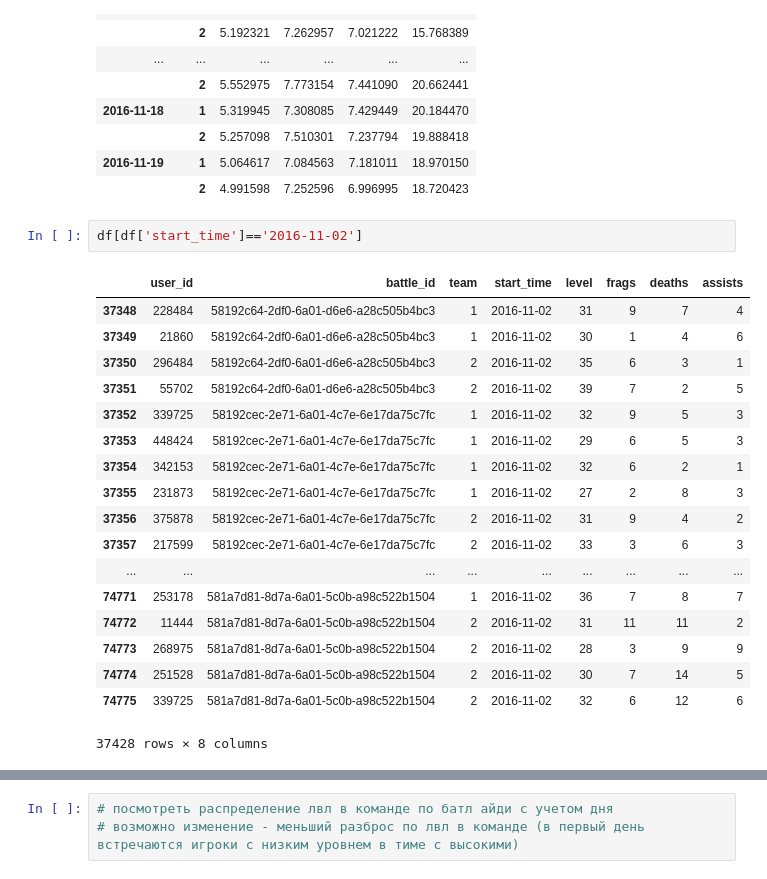
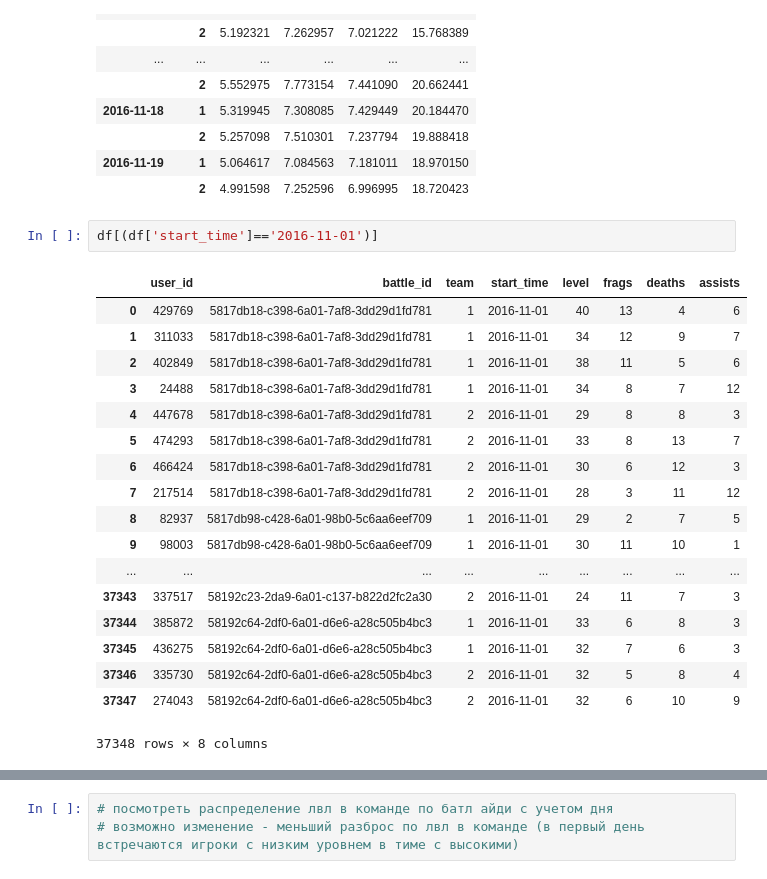
Before and after one commit to urbanisaziya/test_prod, a Jupyter notebook: Test prod an.ipynb, the cells around one changed output, grey strips where cells are left out. Cells and saved outputs as stored; diff of their text form.

```diff
--- a/Test prod an.ipynb
+++ b/Test prod an.ipynb
@@ -111,23 +111,23 @@ df.pivot_table(['deaths', 'frags', 'assists', 'level'], ['start_time', 'team'],
 | 2016-11-19 | 1 | 5.064617 | 7.084563 | 7.181011 | 18.970150 |
 |  | 2 | 4.991598 | 7.252596 | 6.996995 | 18.720423 |
 # %%
-df[df['start_time']=='2016-11-02']
+df[(df['start_time']=='2016-11-01')]
 # %% [output]
 |  | user_id | battle_id | team | start_time | level | frags | deaths | assists |
-| 37348 | 228484 | 58192c64-2df0-6a01-d6e6-a28c505b4bc3 | 1 | 2016-11-02 | 31 | 9 | 7 | 4 |
-| 37349 | 21860 | 58192c64-2df0-6a01-d6e6-a28c505b4bc3 | 1 | 2016-11-02 | 30 | 1 | 4 | 6 |
-| 37350 | 296484 | 58192c64-2df0-6a01-d6e6-a28c505b4bc3 | 2 | 2016-11-02 | 35 | 6 | 3 | 1 |
-| 37351 | 55702 | 58192c64-2df0-6a01-d6e6-a28c505b4bc3 | 2 | 2016-11-02 | 39 | 7 | 2 | 5 |
-| 37352 | 339725 | 58192cec-2e71-6a01-4c7e-6e17da75c7fc | 1 | 2016-11-02 | 32 | 9 | 5 | 3 |
-| 37353 | 448424 | 58192cec-2e71-6a01-4c7e-6e17da75c7fc | 1 | 2016-11-02 | 29 | 6 | 5 | 3 |
-| 37354 | 342153 | 58192cec-2e71-6a01-4c7e-6e17da75c7fc | 1 | 2016-11-02 | 32 | 6 | 2 | 1 |
-| 37355 | 231873 | 58192cec-2e71-6a01-4c7e-6e17da75c7fc | 1 | 2016-11-02 | 27 | 2 | 8 | 3 |
-| 37356 | 375878 | 58192cec-2e71-6a01-4c7e-6e17da75c7fc | 2 | 2016-11-02 | 31 | 9 | 4 | 2 |
-| 37357 | 217599 | 58192cec-2e71-6a01-4c7e-6e17da75c7fc | 2 | 2016-11-02 | 33 | 3 | 6 | 3 |
+| 0 | 429769 | 5817db18-c398-6a01-7af8-3dd29d1fd781 | 1 | 2016-11-01 | 40 | 13 | 4 | 6 |
+| 1 | 311033 | 5817db18-c398-6a01-7af8-3dd29d1fd781 | 1 | 2016-11-01 | 34 | 12 | 9 | 7 |
+| 2 | 402849 | 5817db18-c398-6a01-7af8-3dd29d1fd781 | 1 | 2016-11-01 | 38 | 11 | 5 | 6 |
+| 3 | 24488 | 5817db18-c398-6a01-7af8-3dd29d1fd781 | 1 | 2016-11-01 | 34 | 8 | 7 | 12 |
+| 4 | 447678 | 5817db18-c398-6a01-7af8-3dd29d1fd781 | 2 | 2016-11-01 | 29 | 8 | 8 | 3 |
+| 5 | 474293 | 5817db18-c398-6a01-7af8-3dd29d1fd781 | 2 | 2016-11-01 | 33 | 8 | 13 | 7 |
+| 6 | 466424 | 5817db18-c398-6a01-7af8-3dd29d1fd781 | 2 | 2016-11-01 | 30 | 6 | 12 | 3 |
+| 7 | 217514 | 5817db18-c398-6a01-7af8-3dd29d1fd781 | 2 | 2016-11-01 | 28 | 3 | 11 | 12 |
+| 8 | 82937 | 5817db98-c428-6a01-98b0-5c6aa6eef709 | 1 | 2016-11-01 | 29 | 2 | 7 | 5 |
+| 9 | 98003 | 5817db98-c428-6a01-98b0-5c6aa6eef709 | 1 | 2016-11-01 | 30 | 11 | 10 | 1 |
 | ... | ... | ... | ... | ... | ... | ... | ... | ... |
-| 74771 | 253178 | 581a7d81-8d7a-6a01-5c0b-a98c522b1504 | 1 | 2016-11-02 | 36 | 7 | 8 | 7 |
-| 74772 | 11444 | 581a7d81-8d7a-6a01-5c0b-a98c522b1504 | 2 | 2016-11-02 | 31 | 11 | 11 | 2 |
-| 74773 | 268975 | 581a7d81-8d7a-6a01-5c0b-a98c522b1504 | 2 | 2016-11-02 | 28 | 3 | 9 | 9 |
-| 74774 | 251528 | 581a7d81-8d7a-6a01-5c0b-a98c522b1504 | 2 | 2016-11-02 | 30 | 7 | 14 | 5 |
-| 74775 | 339725 | 581a7d81-8d7a-6a01-5c0b-a98c522b1504 | 2 | 2016-11-02 | 32 | 6 | 12 | 6 |
+| 37343 | 337517 | 58192c23-2da9-6a01-c137-b822d2fc2a30 | 2 | 2016-11-01 | 24 | 11 | 7 | 3 |
+| 37344 | 385872 | 58192c64-2df0-6a01-d6e6-a28c505b4bc3 | 1 | 2016-11-01 | 33 | 6 | 8 | 3 |
+| 37345 | 436275 | 58192c64-2df0-6a01-d6e6-a28c505b4bc3 | 1 | 2016-11-01 | 32 | 7 | 6 | 3 |
+| 37346 | 335730 | 58192c64-2df0-6a01-d6e6-a28c505b4bc3 | 2 | 2016-11-01 | 32 | 5 | 8 | 4 |
+| 37347 | 274043 | 58192c64-2df0-6a01-d6e6-a28c505b4bc3 | 2 | 2016-11-01 | 32 | 6 | 10 | 9 |
-37428 rows × 8 columns
+37348 rows × 8 columns
```
Also changed, not shown: parts of 1 cell of this notebook.
